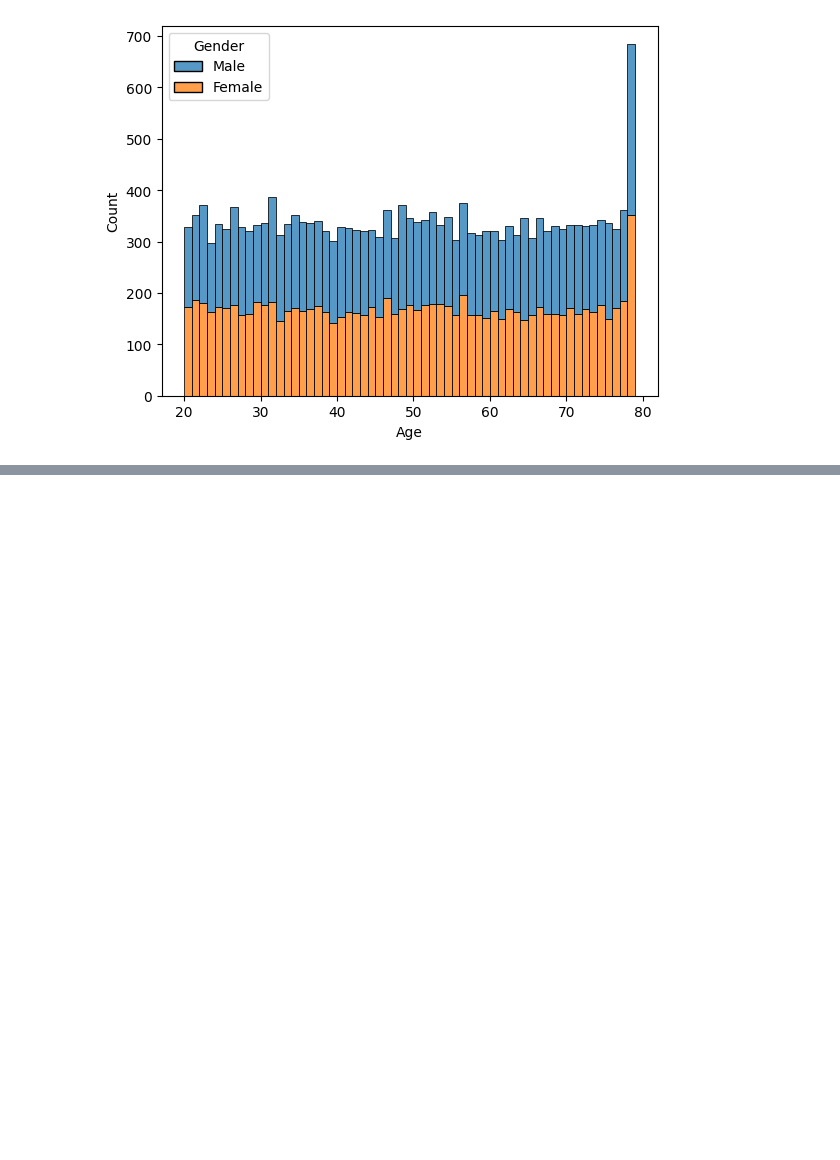
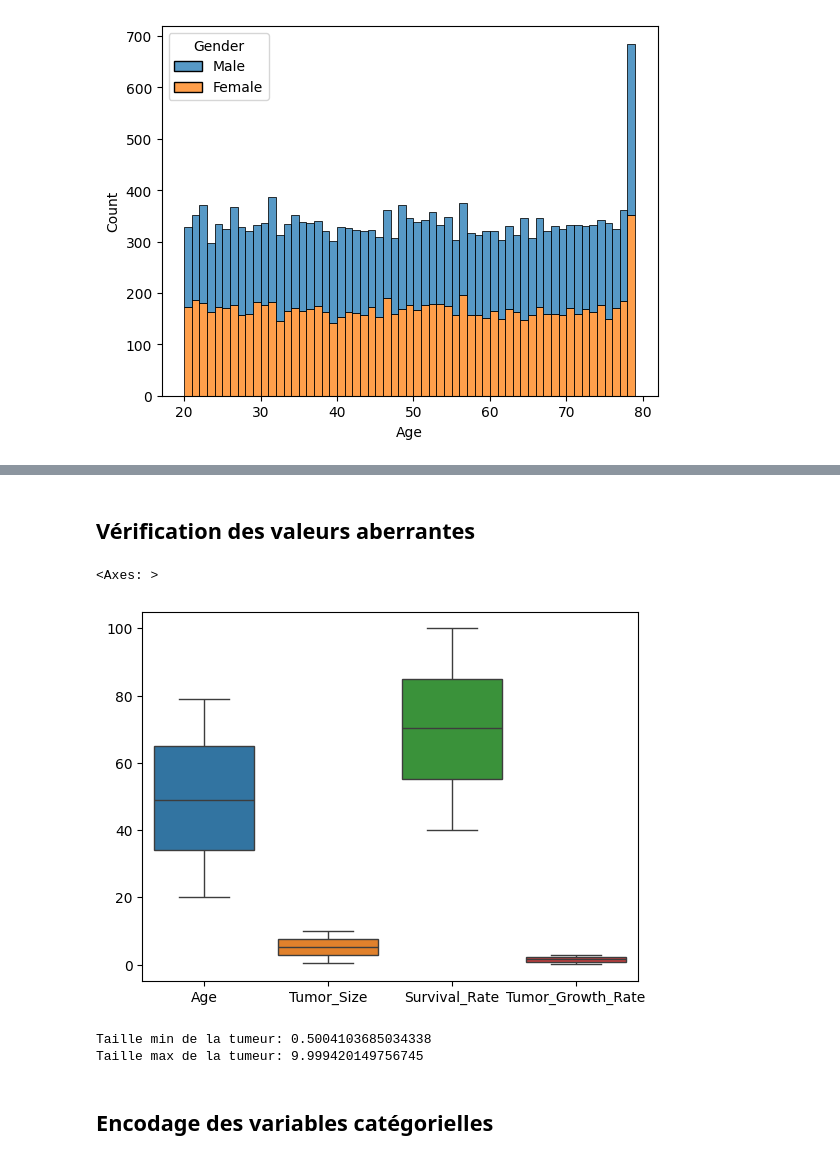
Before and after one commit to SebastienMorichon/PP01_Brain_Tumor_Dataset, a Jupyter notebook: Brain Tumor DS.ipynb, the cells around one changed output, grey strips where cells are left out. Saved outputs shown, nothing was run; the diff lists cells and outputs as text; code cells hidden in the pictures; blank space fills up the shorter version.

```diff
--- a/Brain Tumor DS.ipynb
+++ b/Brain Tumor DS.ipynb
@@ -96,0 +110,17 @@ sns.histplot(df, x=df["Age"], hue=df["Gender"],bins=59, multiple="stack")
+# %%
+df.drop("Patient_ID", axis=1, inplace=True)
+# %% [markdown]
+## Vérification des valeurs aberrantes
+# %%
+sns.boxplot(df)
+# %% [output]
+<Axes: >
+[figure, added]
+# %%
+print("Taille min de la tumeur:",df["Tumor_Size"].min())
+print("Taille max de la tumeur:",df["Tumor_Size"].max())
+# %% [output]
+Taille min de la tumeur: 0.5004103685034338
+Taille max de la tumeur: 9.999420149756745
+# %% [markdown]
+## Encodage des variables catégorielles
```
Also changed, not shown: parts of 3 cells of this notebook.
